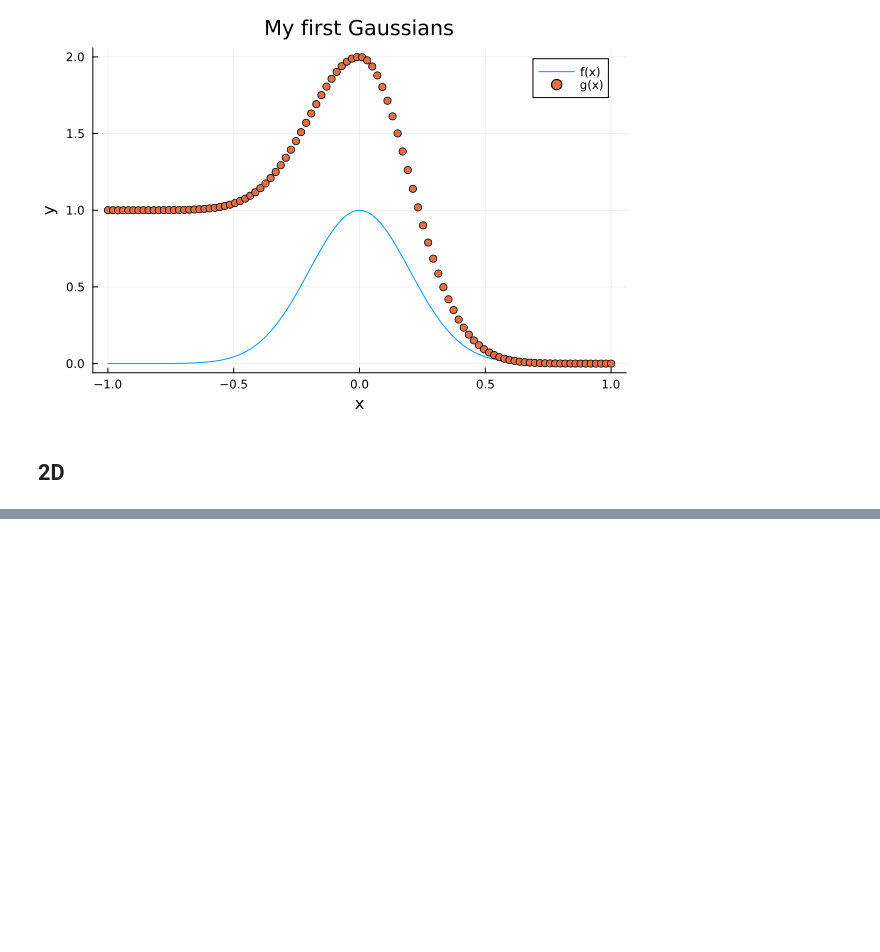
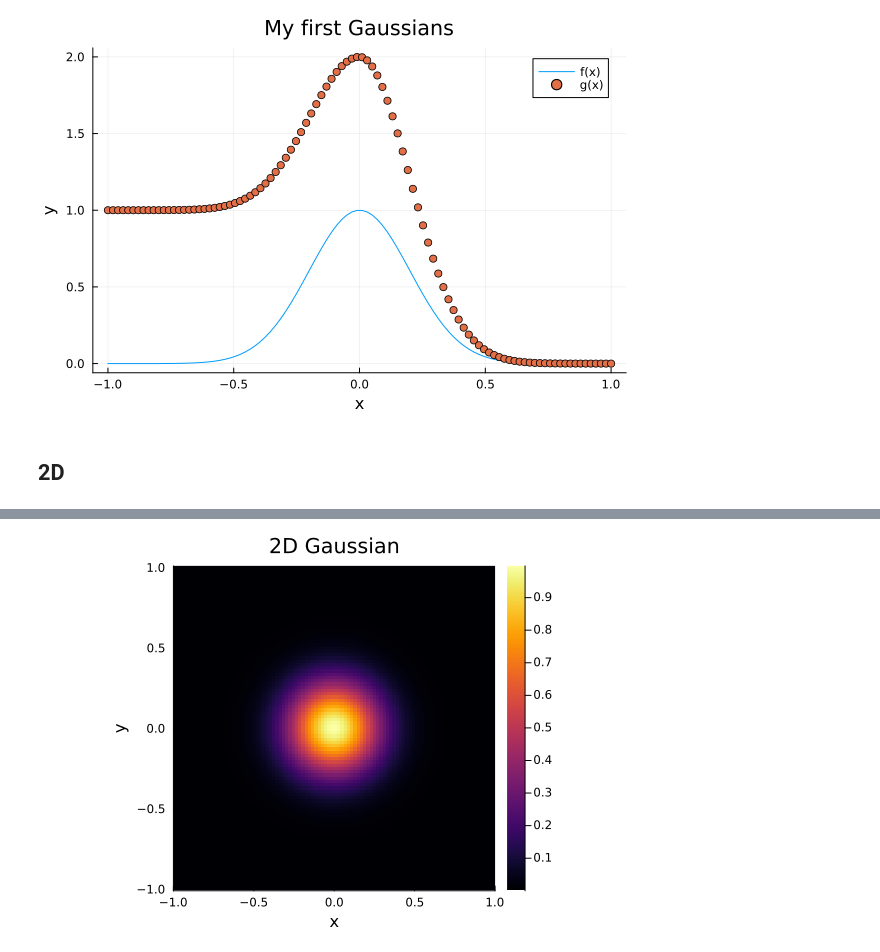
Before and after one commit to ValeFed/AnisotropyShortCourse2026_VFsolutions, a Jupyter notebook: scripts/part0/ArrayProgramming_stud.ipynb, the cells around one changed output, grey strips where cells are left out. Cells and saved outputs as stored; diff of their text form; code cells hidden in the pictures; blank space fills up the shorter version.

```diff
--- a/scripts/part0/ArrayProgramming_stud.ipynb
+++ b/scripts/part0/ArrayProgramming_stud.ipynb
@@ -157,5 +157,5 @@ scatter!( x, g, label="g(x)" )
 ## 2D
 # %%
 # Generate a 2D model space, and an y axis both ranging from -1.0 to 1.0 with 100 nodes
-# x = ?
-# y = ?
+x = LinRange( -1.0, 1.0, 100 )
+y = LinRange( -1.0, 1.0, 100 )
@@ -162,3 +165,3 @@ scatter!( x, g, label="g(x)" )
 # %%
 # Create and visualise a 2D Gaussian, h(x,y)
-# h =?
+h = A  * exp.( -0.5 * ( x ./ σ ).^2 )' .* exp.( -0.5 * ( y ./ σ ).^2 )
@@ -165,5 +186,7 @@ scatter!( x, g, label="g(x)" )
 # %%
 # Visualise using a heatmap
-# heatmap(?, ?, ?, xlabel="x", ylabel="y", title="2D Gaussian", aspect_ratio=1., xlim=(-1,1))
+heatmap(x, y, h, xlabel="x", ylabel="y", title="2D Gaussian", aspect_ratio=1., xlim=(-1,1))
+# %% [output]
+[figure, added]
 # %%
 # Visualise using a contour plot
```
Also changed, not shown: parts of 4 cells of this notebook.
